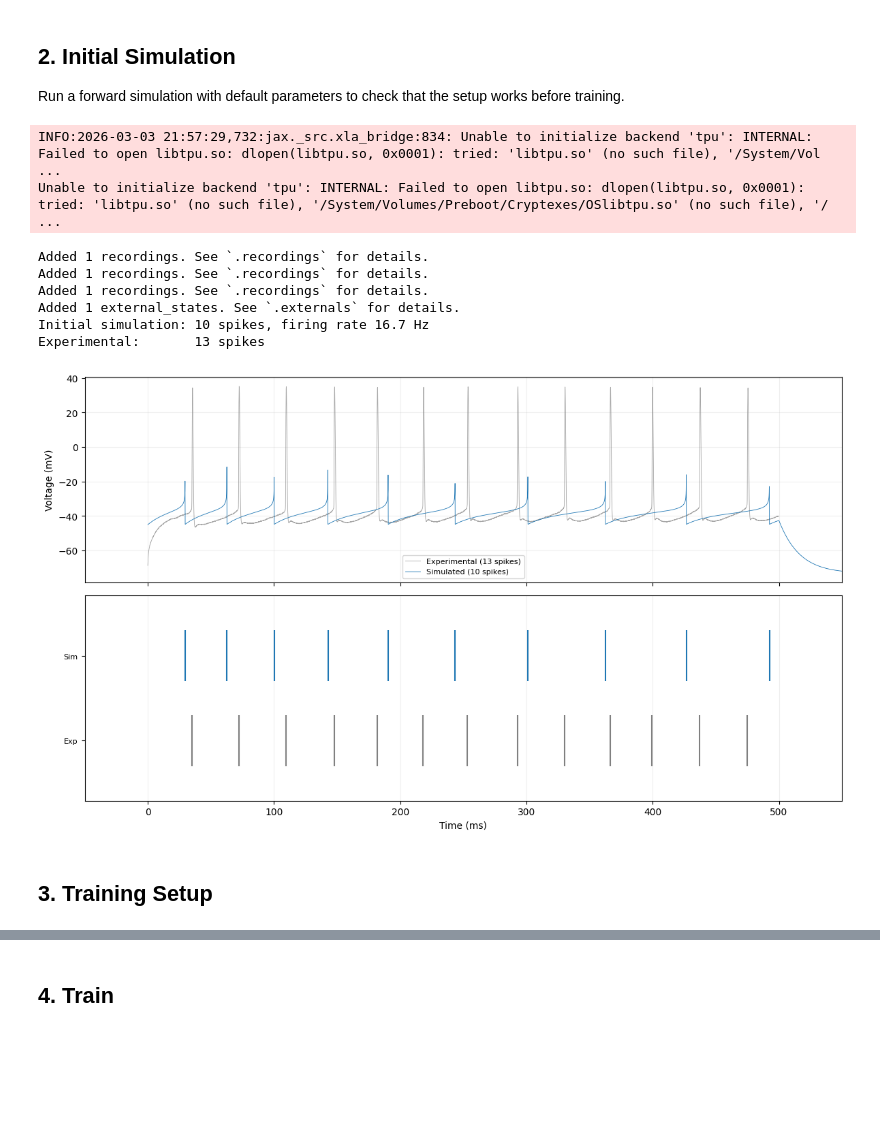
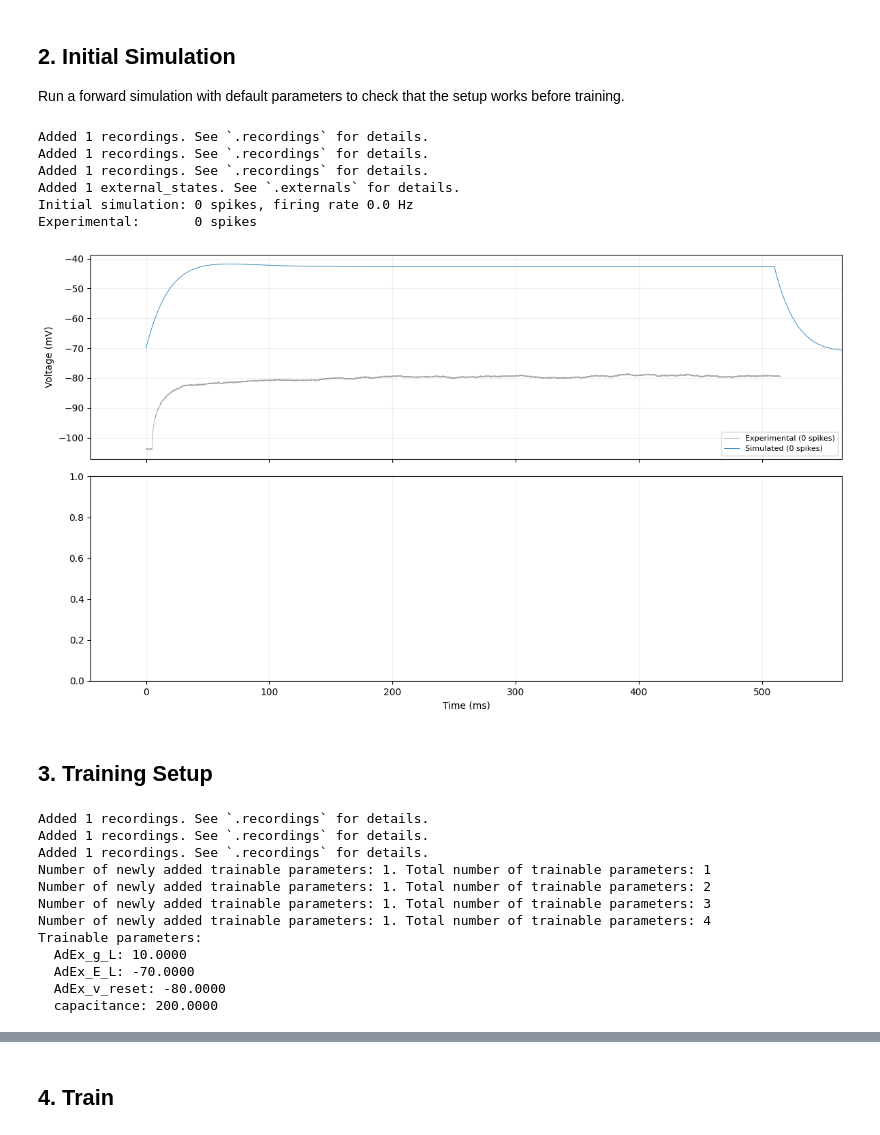
Before and after one commit to paulmyr/master-thesis, a Jupyter notebook: 5_code/notebooks/training_mse.ipynb, the cells around one changed output, grey strips where cells are left out. Drawn from its saved outputs; the diff is of its cells as text; code cells hidden in the pictures; blank space fills up the shorter version.

```diff
--- a/5_code/notebooks/training_mse.ipynb
+++ b/5_code/notebooks/training_mse.ipynb
@@ -41,11 +41,15 @@ logging.basicConfig(level=logging.INFO, format="%(message)s")
 # %%
 DATA_DIR = "/Users/paulmayer/Projects/university/40_thesis/4_data/models/optimisations/mCP-dspn-e150917_c6_D1-manimal_1_n24_04102017_cel1/expdata/"
 
+#trace = load_trace(
+#    voltage_path=DATA_DIR + "ECBL_IDthresh_ch5_553.dat",
+#    current_path=DATA_DIR + "ECBL_IDthresh_ch4_553.dat",
+#)
+
 trace = load_trace(
-    voltage_path=DATA_DIR + "ECBL_IDthresh_ch5_553.dat",
-    current_path=DATA_DIR + "ECBL_IDthresh_ch4_553.dat",
+    voltage_path=DATA_DIR + "ECBL_IDthresh_ch5_541.dat",
+    current_path=DATA_DIR + "ECBL_IDthresh_ch4_541.dat",
 )
-
 
 print(
     f"Loaded trace: {trace.n_samples} samples, dt={trace.dt_ms:.3f} ms, duration={trace.duration_ms:.1f} ms"
@@ -67,6 +71,6 @@ trace_plot(trace);
 # %%
 # Crop to stimulation window (500 ms max)
-data = crop_to_stim_window(trace, max_duration_ms=500.0)
+data = crop_to_stim_window(trace, max_duration_ms=510.0, padding_ms_before=5.0)
 
 print(f"Cropped trace: {data.n_samples} samples, {data.stim_duration_ms:.1f} ms")
 print(f"Spikes in window: {data.n_spikes} at {data.spike_times.round(1)} ms")
@@ -83,47 +86,45 @@ Spikes in window: 13 at [ 35.   72.  109.3 147.6 181.6 218.1 253.3 292.8 330.2 3
 Run a forward simulation with default parameters to check that the setup works before training.
 # %%
 # initial_params = dict(DEFAULT_PARAMS)
-initial_params = dict(NAUD_PARAMETERS["adaptation"])
+initial_params = dict(NAUD_PARAMETERS["tonic"])
 initial_params["v_threshold"] = 0.0  # required by create_adex_cell
-initial_params["a"] = -0.0
-initial_params["b"] = 10.0
+# initial_params["a"] = -0.0
+# initial_params["b"] = 10.0
 
 # initial_params["g_L"] =
 # initial_params["C_m"] =
 # initial_params["E_L"] =
-initial_params["v_reset"] = -45
-initial_params["v_T"] = -38
+initial_params["v_reset"] = -80
+initial_params["v_T"] = -20
 
 # Run forward simulation with step current matching experimental stim
 sim_init = simulate_jaxley(
     params=initial_params,
     stim_current_pA=data.stim_current_pA,
     stim_duration_ms=data.stim_duration_ms,
     dt_ms=data.dt_ms,
     use_surrogate=True,
 )
 
 print(
     f"Initial simulation: {sim_init.n_spikes} spikes, firing rate {sim_init.firing_rate_hz:.1f} Hz"
 )
 print(f"Experimental:       {data.n_spikes} spikes")
 
 fit_comparison_plot(data, sim_init);
 # %% [output]
-INFO:2026-03-03 21:57:29,732:jax._src.xla_bridge:834: Unable to initialize backend 'tpu': INTERNAL: Failed to open libtpu.so: dlopen(libtpu.so, 0x0001): tried: 'libtpu.so' (no such file), '/System/Vol ...
-Unable to initialize backend 'tpu': INTERNAL: Failed to open libtpu.so: dlopen(libtpu.so, 0x0001): tried: 'libtpu.so' (no such file), '/System/Volumes/Preboot/Cryptexes/OSlibtpu.so' (no such file), '/ ...
+Added 1 recordings. See `.recordings` for details.
+Added 1 recordings. See `.recordings` for details.
+Added 1 recordings. See `.recordings` for details.
+Added 1 external_states. See `.externals` for details.
+Initial simulation: 0 spikes, firing rate 0.0 Hz
+Experimental:       0 spikes
-Added 1 recordings. See `.recordings` for details.
-Added 1 recordings. See `.recordings` for details.
-Added 1 recordings. See `.recordings` for details.
-Added 1 external_states. See `.externals` for details.
-Initial simulation: 10 spikes, firing rate 16.7 Hz
-Experimental:       13 spikes
-[figure, old version]
+[figure, new version]
 # %% [markdown]
 ## 3. Training Setup
 # %%
-# Convert current trace to nA (Jaxley units, scaled by C_m)
-current_trace_nA = jnp.array(data.current * initial_params["C_m"] / 1000.0)
+# data.current is already in pA; setup_trainable_cell() converts to nA internally
+current_trace_pA = jnp.array(data.current)
 
 """
 training_config = TrainingConfig(
@@ -146,20 +147,20 @@ training_config = TrainingConfig(
 # To use Polyak instead of Adam, replace the config above with:
 
 training_config = TrainingConfig(
-    optimizer="polyak",
-    learning_rate=0.005,  # base LR (scaled by loss each step)
-    n_epochs=50,
+    optimizer="adam",
+    learning_rate=0.1,  # base LR (scaled by loss each step)
+    n_epochs=100,
     surrogate_type="sigmoid",
     surrogate_slope=5.0,
     print_every=50,
-    polyak_alpha=1.0,  # loss exponent: effective_lr = lr * loss^alpha
-    polyak_beta=0.85,  # grad norm exponent: grad / ||grad||^beta
+    #polyak_alpha=1.0,  # loss exponent: effective_lr = lr * loss^alpha
+    #polyak_beta=0.85,  # grad norm exponent: grad / ||grad||^beta
     clip_to_bounds=False,
     use_param_transform=True,  # sigmoid reparameterization (roadmap item 4)
     verbose=True,
     return_best=True,
     # trainable_params=['C_m', 'g_L', 'E_L'],
-    trainable_params=["g_L", "E_L", "v_T", "v_reset", "C_m"],
+    trainable_params=["g_L", "E_L", "v_reset", "C_m"],
     # NOTE: grad_clip_norm and lr_schedule are incompatible with polyak
     #       (normalization replaces clipping; loss scaling replaces scheduling)
 )
@@ -171,7 +172,7 @@ training_config = TrainingConfig(
 # Create trainable cell with data stimulation
 cell, data_stimuli, t_max, trainable_params = setup_trainable_cell(
     initial_params=initial_params,
-    current_trace_nA=current_trace_nA,
+    current_trace_pA=current_trace_pA, v_init=data.voltage[0],
     dt_ms=data.dt_ms,
     config=training_config,
 )
@@ -180,6 +181,19 @@ print("Trainable parameters:")
 for p in trainable_params:
     for k, v in p.items():
         print(f"  {k}: {float(v.flatten()[0]):.4f}")
+# %% [output]
+Added 1 recordings. See `.recordings` for details.
+Added 1 recordings. See `.recordings` for details.
+Added 1 recordings. See `.recordings` for details.
+Number of newly added trainable parameters: 1. Total number of trainable parameters: 1
+Number of newly added trainable parameters: 1. Total number of trainable parameters: 2
+Number of newly added trainable parameters: 1. Total number of trainable parameters: 3
+Number of newly added trainable parameters: 1. Total number of trainable parameters: 4
+Trainable parameters:
+  AdEx_g_L: 10.0000
+  AdEx_E_L: -70.0000
+  AdEx_v_reset: -80.0000
+  capacitance: 200.0000
 # %%
 # Create loss function
 exp_voltage = jnp.array(data.voltage)
```
Also changed, not shown: parts of 11 cells of this notebook, 47 other files.
